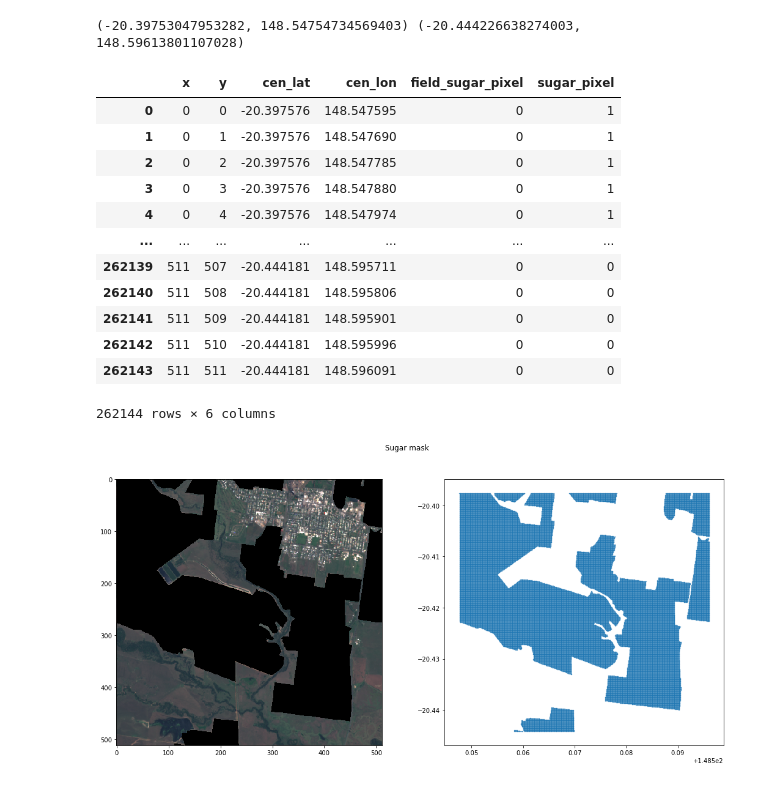
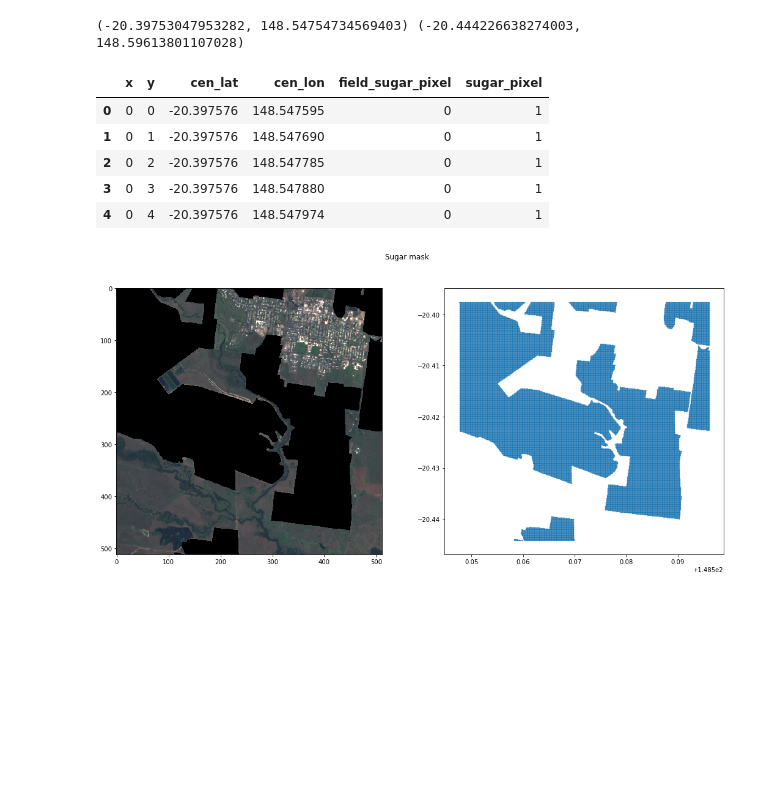
Before and after one commit to earlybird-dev/agrishield-melbourne-datathon-2019, a Jupyter notebook: code/Step-2-get-sugar-indexes-and-NDVI-of-the-pre-defined-field-COURSE-28818554.ipynb, the cells around one changed output. Cells and saved outputs as stored; diff of their text form; code cells hidden in the pictures; blank space fills up the shorter version.

```diff
--- a/code/Step-2-get-sugar-indexes-and-NDVI-of-the-pre-defined-field-COURSE-28818554.ipynb
+++ b/code/Step-2-get-sugar-indexes-and-NDVI-of-the-pre-defined-field-COURSE-28818554.ipynb
@@ -80,36 +66,29 @@ print((lat_1, lon_2), (lat_2, lon_1))
 # %%
 # Get central lat and lon for each pixel in the tile
 lat_list = np.linspace(lat_1, lat_2, num=513)
 lon_list = np.linspace(lon_2, lon_1, num=513)
 
 cen_lat_list = []
 for i in range(512):
     cen_lat = (lat_list[i] + lat_list[i+1])/2
     cen_lat_list.append(cen_lat)
 
 cen_lon_list = []
 for i in range(512):
     cen_lon = (lon_list[i] + lon_list[i+1])/2
     cen_lon_list.append(cen_lon)
 
 # Add pixel coordinates to the tile datframe
 df_tile['cen_lat'] = np.repeat(cen_lat_list, 512)
 df_tile['cen_lon'] = np.tile(cen_lon_list, 512)
-df_tile
+df_tile.head()
 # %% [output]
 |  | x | y | cen_lat | cen_lon | field_sugar_pixel | sugar_pixel |
 | 0 | 0 | 0 | -20.397576 | 148.547595 | 0 | 1 |
 | 1 | 0 | 1 | -20.397576 | 148.547690 | 0 | 1 |
 | 2 | 0 | 2 | -20.397576 | 148.547785 | 0 | 1 |
 | 3 | 0 | 3 | -20.397576 | 148.547880 | 0 | 1 |
 | 4 | 0 | 4 | -20.397576 | 148.547974 | 0 | 1 |
-| ... | ... | ... | ... | ... | ... | ... |
-| 262139 | 511 | 507 | -20.444181 | 148.595711 | 0 | 0 |
-| 262140 | 511 | 508 | -20.444181 | 148.595806 | 0 | 0 |
-| 262141 | 511 | 509 | -20.444181 | 148.595901 | 0 | 0 |
-| 262142 | 511 | 510 | -20.444181 | 148.595996 | 0 | 0 |
-| 262143 | 511 | 511 | -20.444181 | 148.596091 | 0 | 0 |
-262144 rows × 6 columns
 # %%
 # Filter sugar pixels only
 df_sugar = df_tile[df_tile['sugar_pixel']==1]
```
Also changed, not shown: parts of 4 cells of this notebook.
